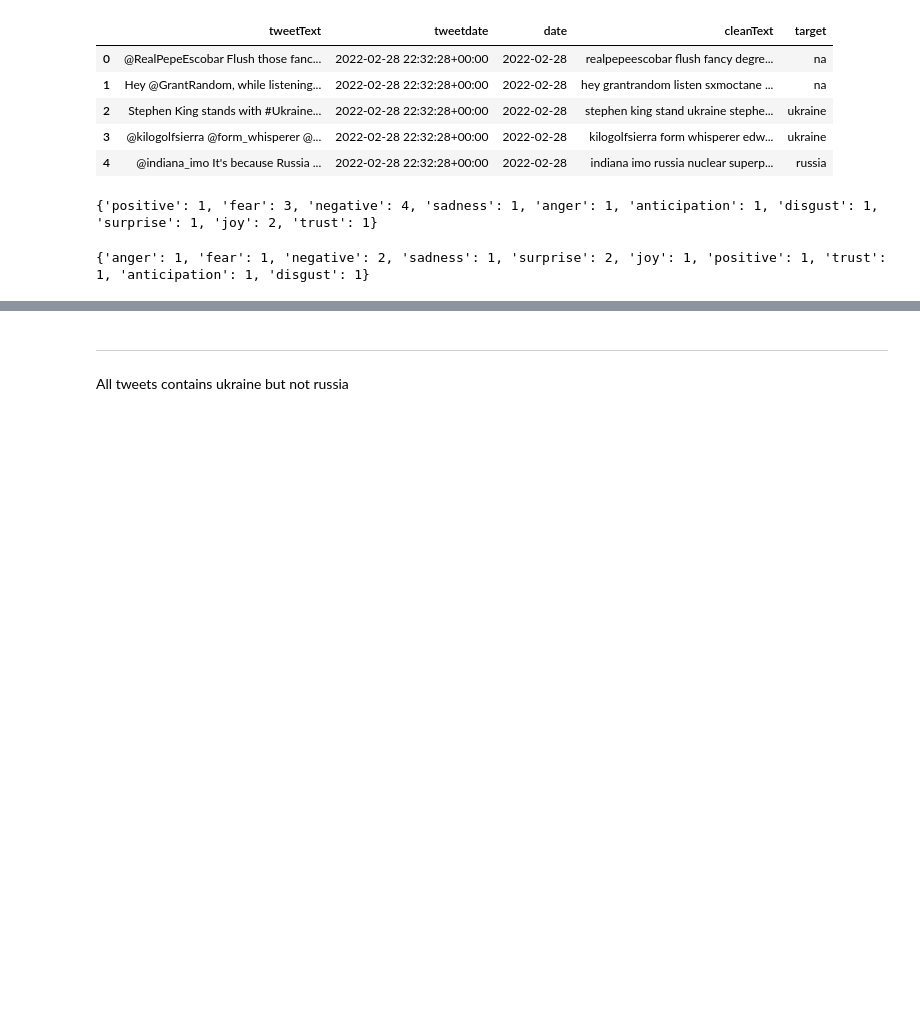
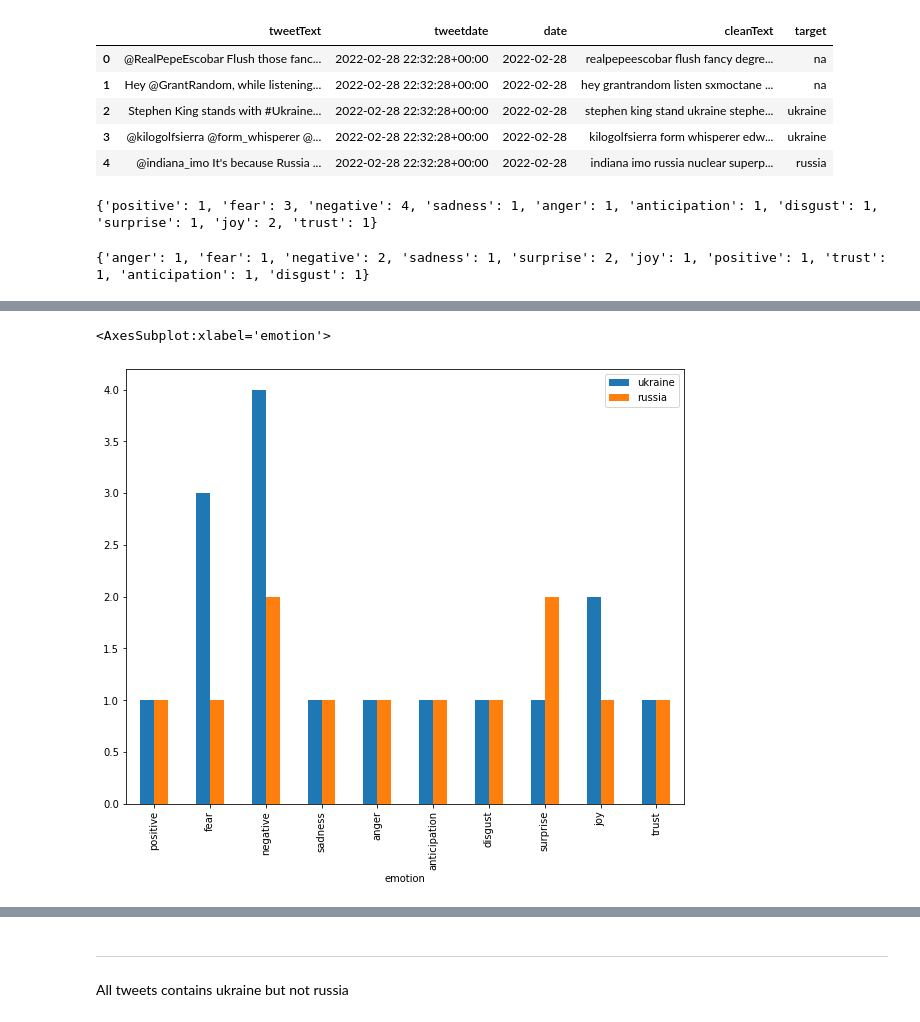
Before and after one commit to samah-balkhair/Tweets_Opinions, a Jupyter notebook: phase2_clean_tweets.ipynb, the cells around one changed output, grey strips where cells are left out. Cells and saved outputs as stored; diff of their text form; code cells hidden in the pictures; blank space fills up the shorter version.

```diff
--- a/phase2_clean_tweets.ipynb
+++ b/phase2_clean_tweets.ipynb
@@ -443,6 +491,14 @@ russia_text_list = russia_df['cleanText'].to_list()
 russia_emotion = []
 for i in range(len(russia_text_list)):
     russia_emotion.append(NRCLex(russia_text_list[i]))
+# %%
+ukraine_emotion_dic = {}
+ukraine_words = []
+for i in range(len(ukraine_emotion)):
+    ukraine_emotion_dic.update((ukraine_emotion[i]).raw_emotion_scores)
+    ukraine_words.append((ukraine_emotion[i]).words)
+#print(ukraine_emotion_dic)
+#print(ukraine_words)
 # %%
 ukraine_emotion_dic = {}
 for i in range(len(ukraine_emotion)):
@@ -457,14 +513,3 @@ for i in range(len(russia_emotion)):
 print(russia_emotion_dic)
 # %% [output]
 {'anger': 1, 'fear': 1, 'negative': 2, 'sadness': 1, 'surprise': 2, 'joy': 1, 'positive': 1, 'trust': 1, 'anticipation': 1, 'disgust': 1}
-# %%
-import matplotlib.pyplot as plt
-
-plt.bar(range(len(ukraine_emotion_dic)), list(ukraine_emotion_dic.values()), align='center')
-plt.xticks(range(len(ukraine_emotion_dic)), list(ukraine_emotion_dic.keys()))
-plt.rcParams['figure.figsize'] = [20, 15]
-# # for python 2.x:
-# plt.bar(range(len(D)), D.values(), align='center')  # python 2.x
-# plt.xticks(range(len(D)), D.keys())  # in python 2.x
-
-plt.show()
@@ -476,0 +516,18 @@ print(len(russia_emotion))
+# %%
+emotion_dic = {'ukraine':{} , 'russia':{}}
+emotion_dic['ukraine'].update(ukraine_emotion_dic)
+emotion_dic['russia'].update(russia_emotion_dic)
+# %%
+emotion_list = []
+ukraine_emotion_value = []
+russia_emotion_value = []
+
+for emotion in ukraine_emotion_dic:
+    if emotion not in emotion_list:
+        emotion_list.append(emotion)
+        ukraine_emotion_value.append(emotion_dic['ukraine'].get(emotion))
+        russia_emotion_value.append(emotion_dic['russia'].get(emotion))
+
+#print(emotion_list,ukraine_emotion_value,russia_emotion_value)
+emotion_df = pd.DataFrame({'emotion':emotion_list,'ukraine':ukraine_emotion_value, 'russia':russia_emotion_value})
+emotion_df
@@ -476,0 +546,6 @@ print(len(russia_emotion))
+# %%
+# plotting graph
+emotion_df.plot(x="emotion", y=["ukraine", "russia"], kind="bar",figsize=(10,8))
+# %% [output]
+<AxesSubplot:xlabel='emotion'>
+[figure, added]
```
Also changed, not shown: parts of 35 cells of this notebook, 1 other file.
